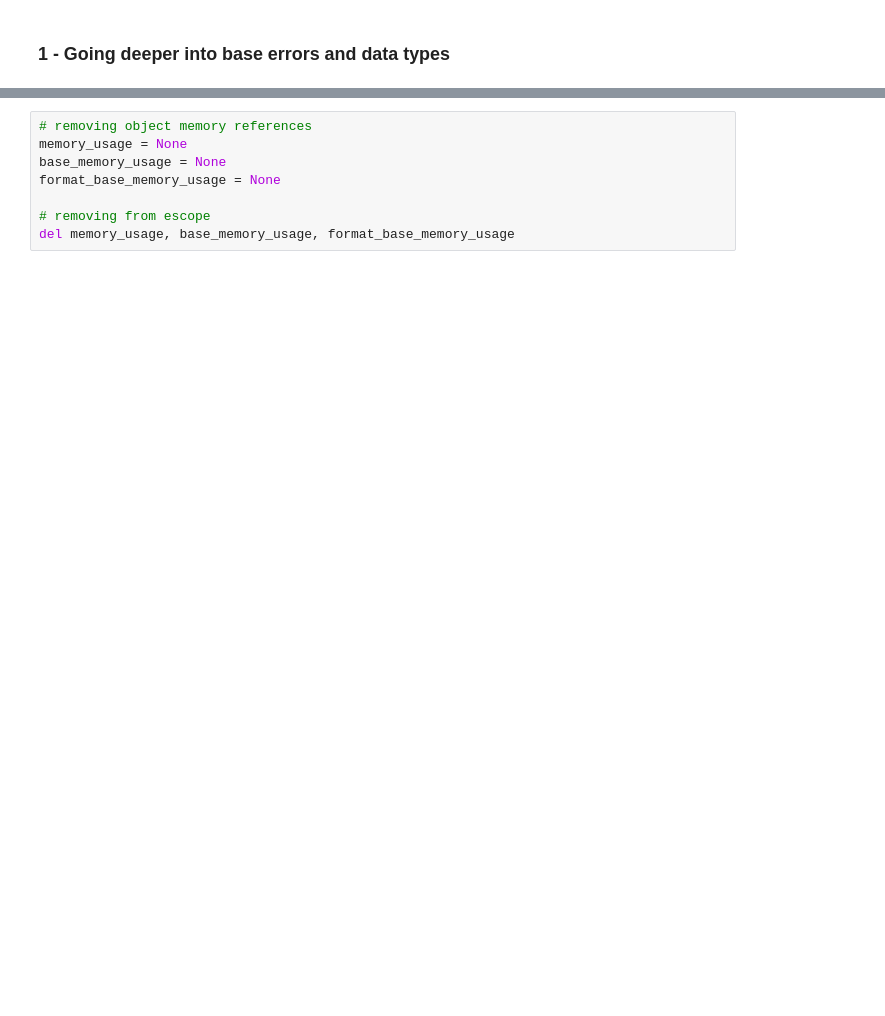
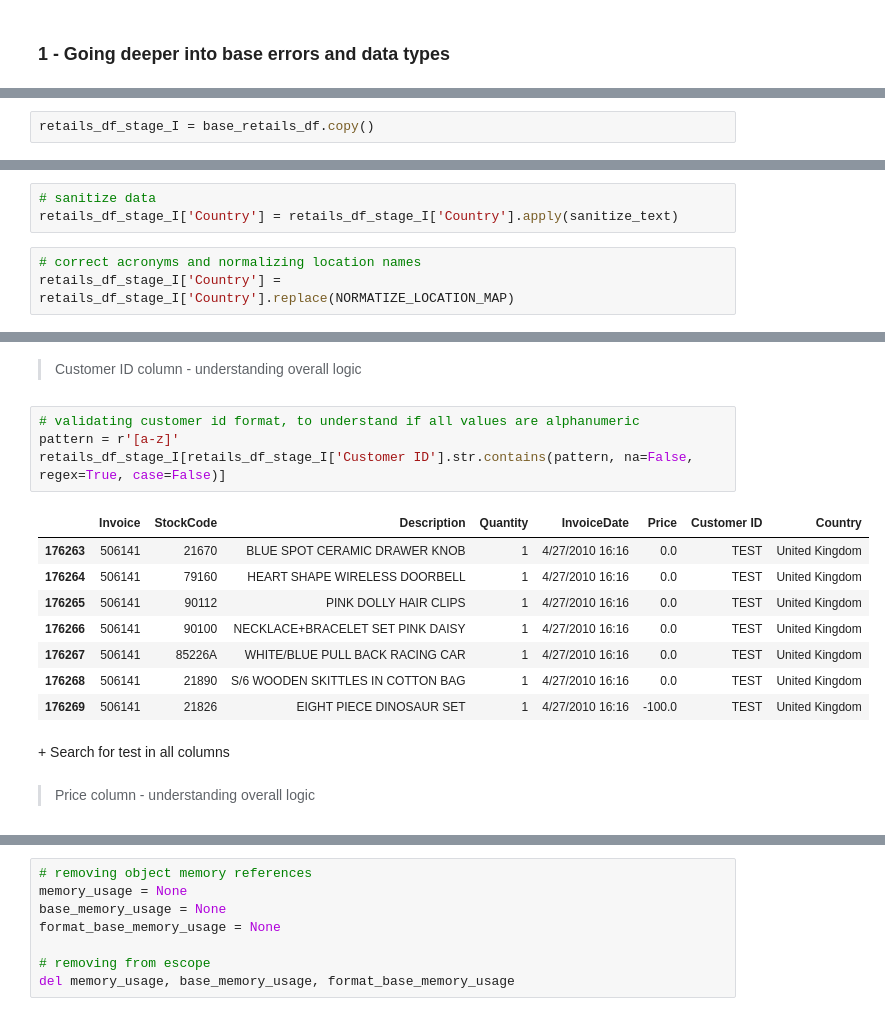
Before and after one commit to MathCouple/betsson_group, a Jupyter notebook: solution.ipynb, the cells around one changed output, grey strips where cells are left out. Drawn from its saved outputs; the diff is of its cells as text; blank space fills up the shorter version.

Commit message:
update: up to invoice date OK

```diff
--- a/solution.ipynb
+++ b/solution.ipynb
@@ -438,0 +327,2 @@ bg_logger.info('Old memory usage: %.2f MB x New memory usage: %.2f MB', format_b
+# %%
+retails_df_stage_I = base_retails_df.copy()
@@ -438,0 +356,6 @@ bg_logger.info('Old memory usage: %.2f MB x New memory usage: %.2f MB', format_b
+# %%
+# sanitize data
+retails_df_stage_I['Country'] = retails_df_stage_I['Country'].apply(sanitize_text)
+# %%
+# correct acronyms and normalizing location names
+retails_df_stage_I['Country'] = retails_df_stage_I['Country'].replace(NORMATIZE_LOCATION_MAP)
@@ -438,0 +383,19 @@ bg_logger.info('Old memory usage: %.2f MB x New memory usage: %.2f MB', format_b
+# %% [markdown]
+> Customer ID column - understanding overall logic
+# %%
+# validating customer id format, to understand if all values are alphanumeric
+pattern = r'[a-z]'
+retails_df_stage_I[retails_df_stage_I['Customer ID'].str.contains(pattern, na=False, regex=True, case=False)]
+# %% [output]
+|  | Invoice | StockCode | Description | Quantity | InvoiceDate | Price | Customer ID | Country |
+| 176263 | 506141 | 21670 | BLUE SPOT CERAMIC DRAWER KNOB | 1 | 4/27/2010 16:16 | 0.0 | TEST | United Kingdom |
+| 176264 | 506141 | 79160 | HEART SHAPE WIRELESS DOORBELL | 1 | 4/27/2010 16:16 | 0.0 | TEST | United Kingdom |
+| 176265 | 506141 | 90112 | PINK DOLLY HAIR CLIPS | 1 | 4/27/2010 16:16 | 0.0 | TEST | United Kingdom |
+| 176266 | 506141 | 90100 | NECKLACE+BRACELET SET PINK DAISY | 1 | 4/27/2010 16:16 | 0.0 | TEST | United Kingdom |
+| 176267 | 506141 | 85226A | WHITE/BLUE PULL BACK RACING CAR | 1 | 4/27/2010 16:16 | 0.0 | TEST | United Kingdom |
+| 176268 | 506141 | 21890 | S/6 WOODEN SKITTLES IN COTTON BAG | 1 | 4/27/2010 16:16 | 0.0 | TEST | United Kingdom |
+| 176269 | 506141 | 21826 | EIGHT PIECE DINOSAUR SET | 1 | 4/27/2010 16:16 | -100.0 | TEST | United Kingdom |
+# %% [markdown]
+\+  Search for test in all columns
+# %% [markdown]
+> Price column - understanding overall logic
```
Also changed, not shown: parts of 103 cells of this notebook.
